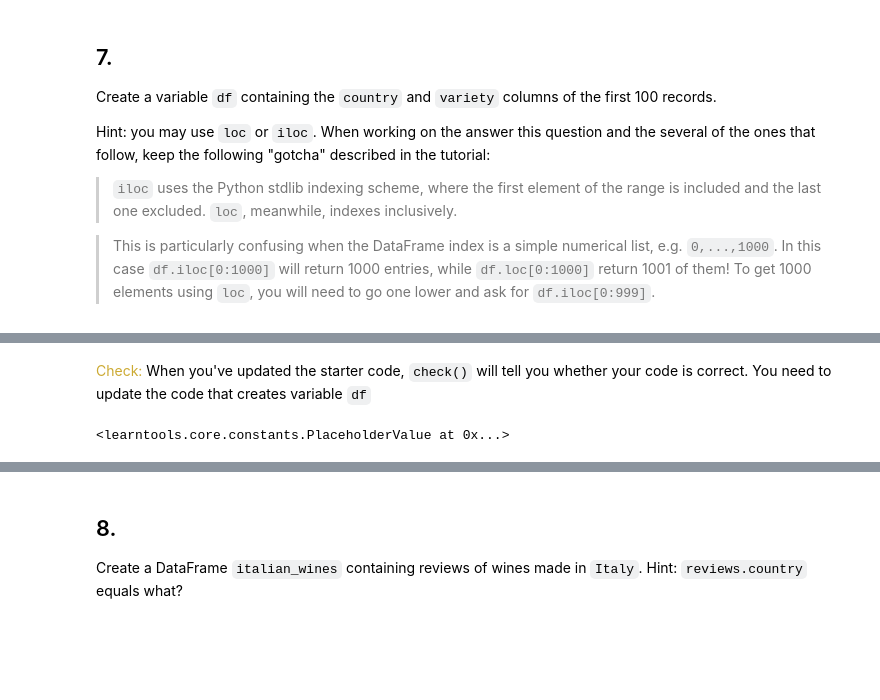
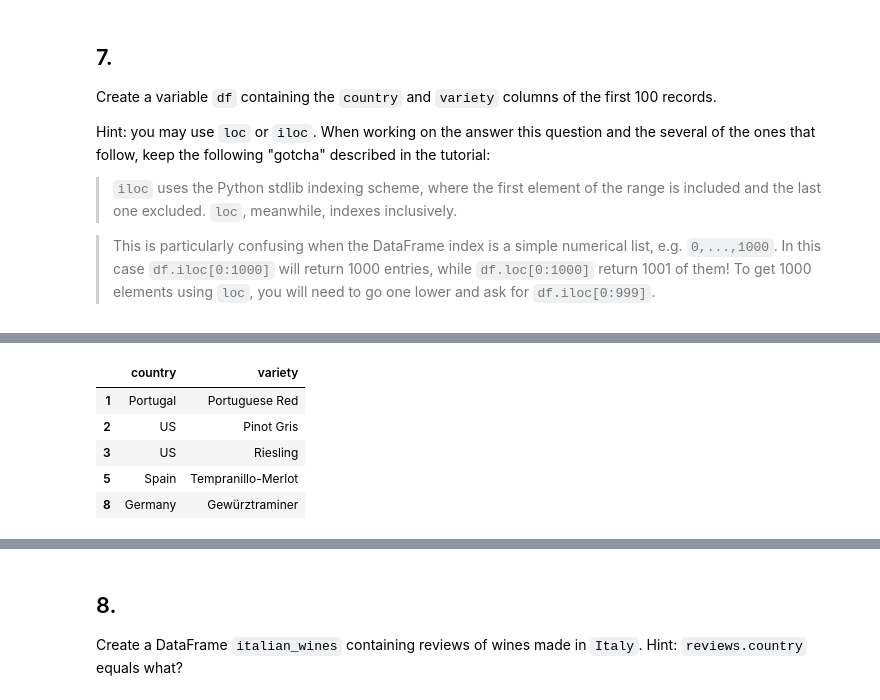
Before and after one commit to Lenmbugua/Kaggle-Exercices, a Jupyter notebook: exercise-indexing-selecting-assigning.ipynb, the cells around one changed output, grey strips where cells are left out. Drawn from its saved outputs; the diff is of its cells as text; code cells hidden in the pictures; blank space fills up the shorter version.

```diff
--- a/exercise-indexing-selecting-assigning.ipynb
+++ b/exercise-indexing-selecting-assigning.ipynb
@@ -166,9 +165,8 @@ Hint: you may use `loc` or `iloc`. When working on the answer this question and
 
 > This is particularly confusing when the DataFrame index is a simple numerical list, e.g. `0,...,1000`. In this case `df.iloc[0:1000]` will return 1000 entries, while `df.loc[0:1000]` return 1001 of them! To get 1000 elements using `loc`, you will need to go one lower and ask for `df.iloc[0:999]`.
 # %%
-df = ____
+df = sample_reviews[['country', 'variety']].head(100)
 
 # Check your answer
-q7.check()
 df
 # %% [output]
@@ -176,2 +173,6 @@ df
-<span style="color:#ccaa33">Check:</span> When you've updated the starter code, `check()` will tell you whether your code is correct. You need to update the code that creates variable `df`
-<learntools.core.constants.PlaceholderValue at 0x...>
+|  | country | variety |
+| 1 | Portugal | Portuguese Red |
+| 2 | US | Pinot Gris |
+| 3 | US | Riesling |
+| 5 | Spain | Tempranillo-Merlot |
+| 8 | Germany | Gewürztraminer |
```
Also changed, not shown: parts of 4 cells of this notebook.
